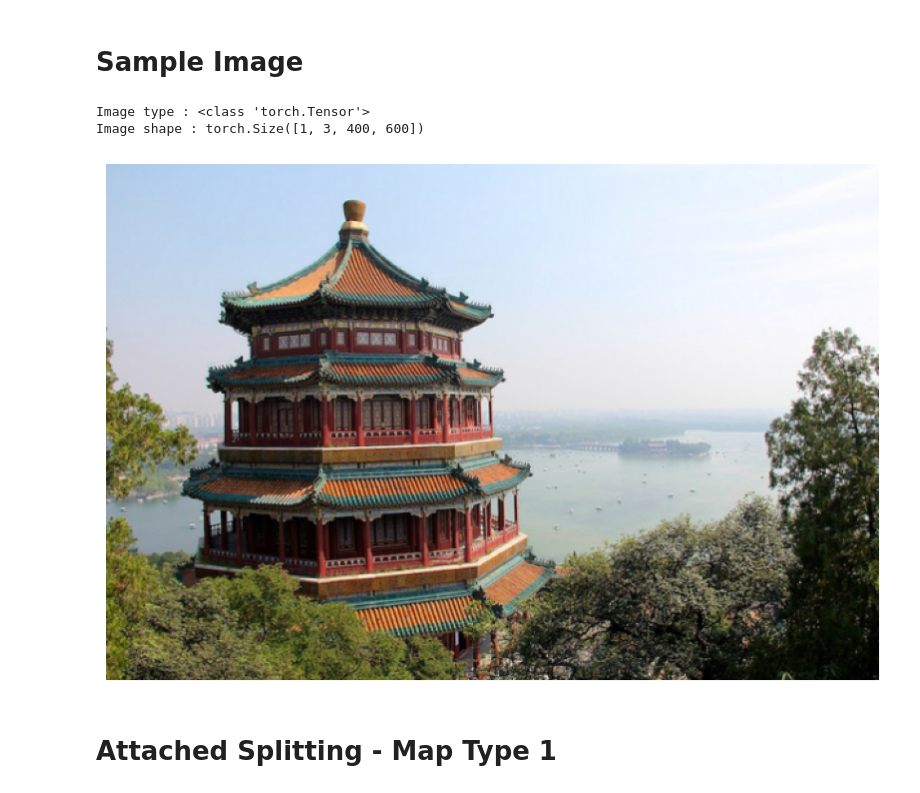
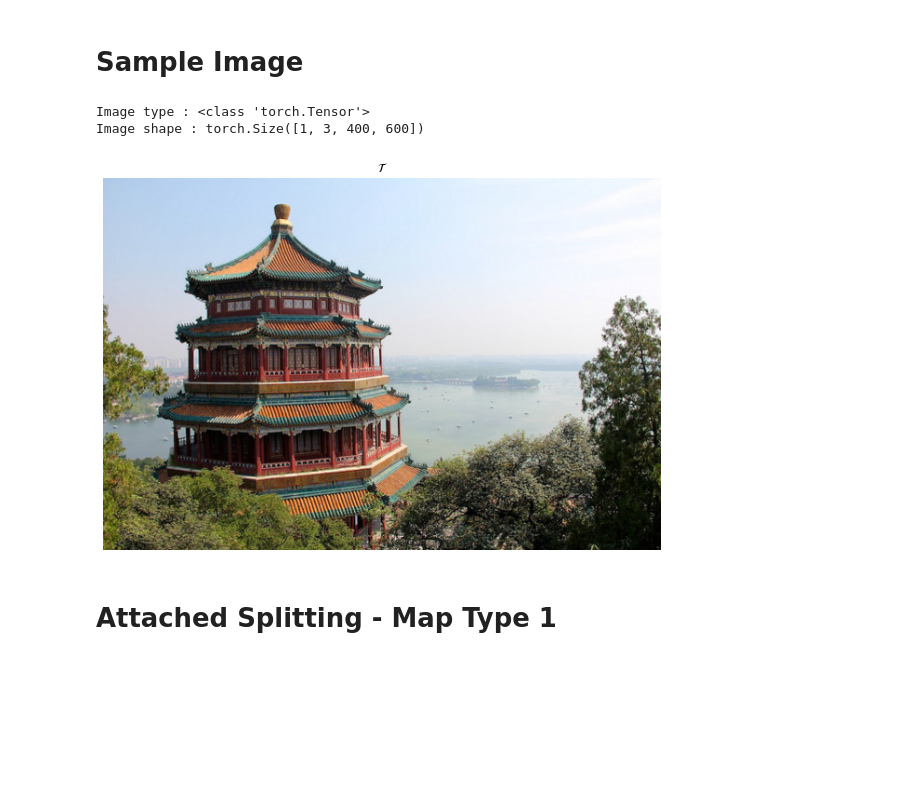
Before and after one commit to amkharazi/HLGTL, a Jupyter notebook: Examples/reshape.ipynb, the cells around one changed output. Cells and saved outputs as stored; diff of their text form; code cells hidden in the pictures; blank space fills up the shorter version.

```diff
--- a/Examples/reshape.ipynb
+++ b/Examples/reshape.ipynb
@@ -24,20 +21,21 @@ from Utils.Reshape import reshape
 # %%
 image = load_sample_image('china.jpg')
 image = torch.tensor(image).permute(2, 0, 1) # converted to torch.Tensor type
 image = image.unsqueeze(dim = 0) # as a batch size
 image = transforms.Resize(size=(400, 600), antialias=True)(image) # resize if needed
 
 print(f'Image type : {type(image)}')
 print(f'Image shape : {image.shape}')
 
 fig_o = plt.figure(figsize=(10, 7))
 plt.imshow(image[0].permute(1, 2, 0))
+plt.title('$\mathcal{T}$')
 plt.axis('off')
 plt.show()
 # %% [output]
 Image type : <class 'torch.Tensor'>
 Image shape : torch.Size([1, 3, 400, 600])
-[figure, old version]
+[figure, new version]
 # %% [markdown]
 # Attached Splitting - Map Type 1
 # %%
```
Also changed, not shown: parts of 3 cells of this notebook, 26 other files.
